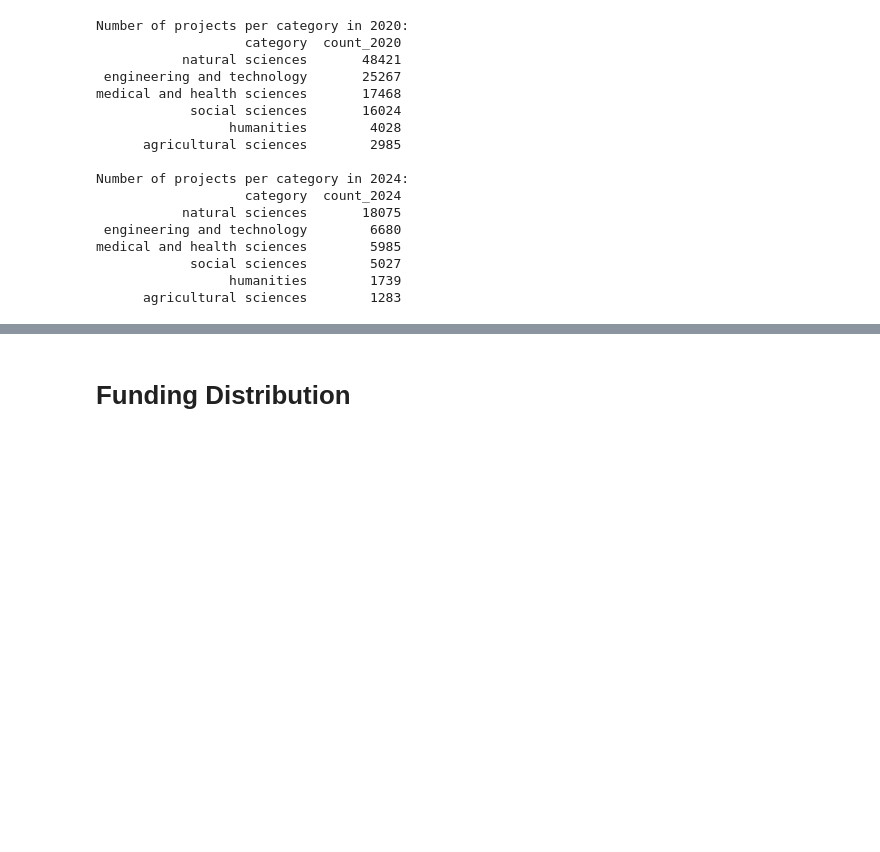
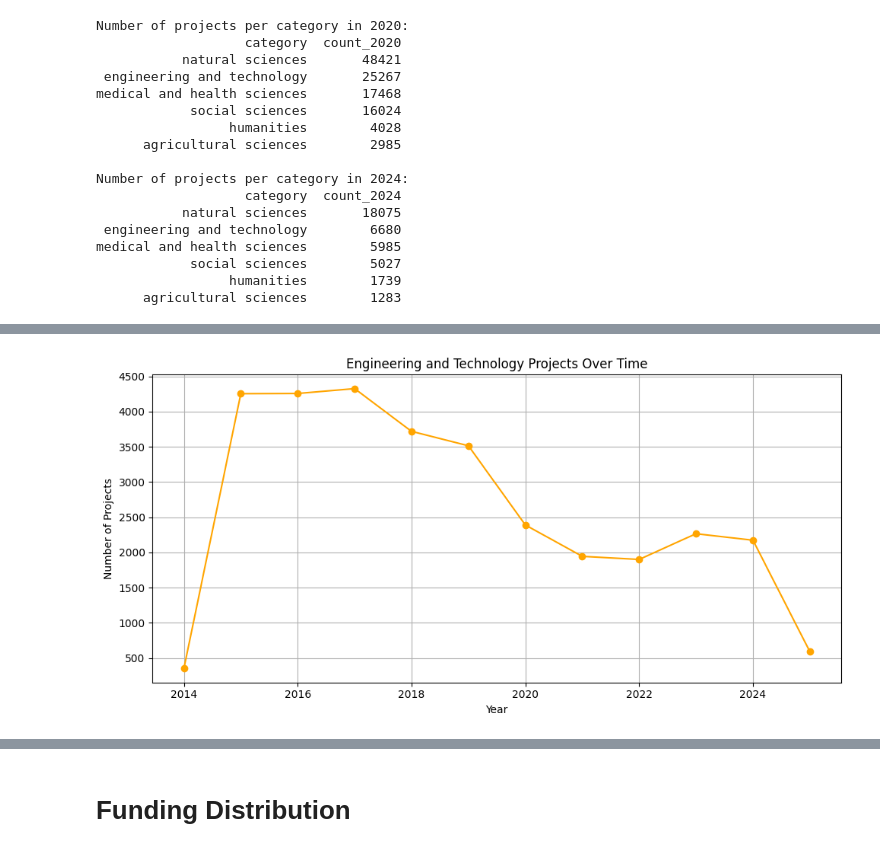
Before and after one commit to mariejatsun/Modern-Data-Analytics-, a Jupyter notebook: analyze.ipynb, the cells around one changed output, grey strips where cells are left out. Saved outputs shown, nothing was run; the diff lists cells and outputs as text; code cells hidden in the pictures; blank space fills up the shorter version.

```diff
--- a/analyze.ipynb
+++ b/analyze.ipynb
@@ -258,0 +304,17 @@ medical and health sciences        5985
+# %%
+import matplotlib.pyplot as plt
+
+# Filter de juiste categorie
+eng_tech = category_per_year[category_per_year['category'] == 'engineering and technology']
+
+# Plotten
+plt.figure(figsize=(10, 5))
+plt.plot(eng_tech['Year'], eng_tech['project_count'], marker='o', color='orange')
+plt.title('Engineering and Technology Projects Over Time')
+plt.xlabel('Year')
+plt.ylabel('Number of Projects')
+plt.grid(True)
+plt.tight_layout()
+plt.show()
+# %% [output]
+[figure, added]
```
Also changed, not shown: parts of 22 cells of this notebook.
